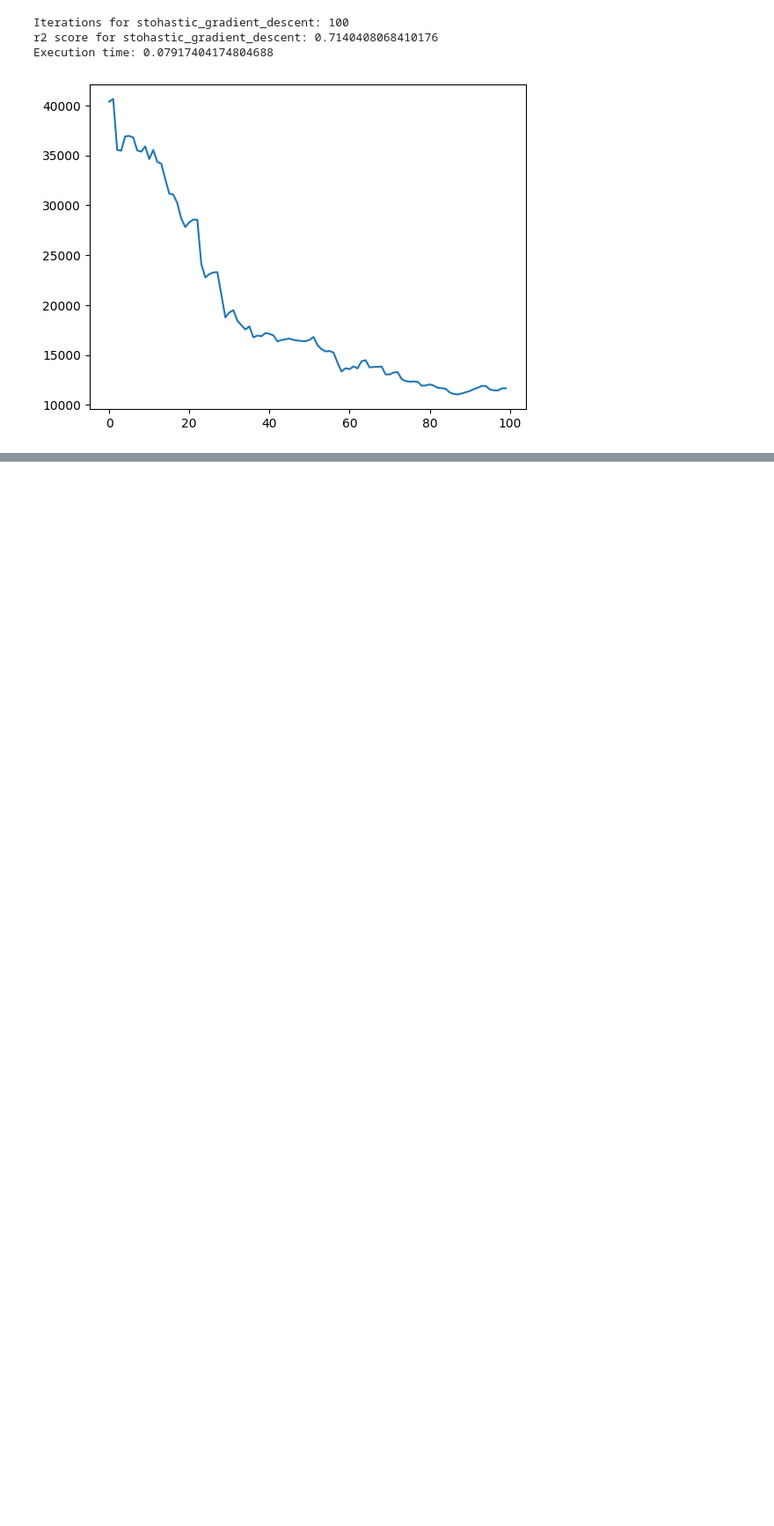
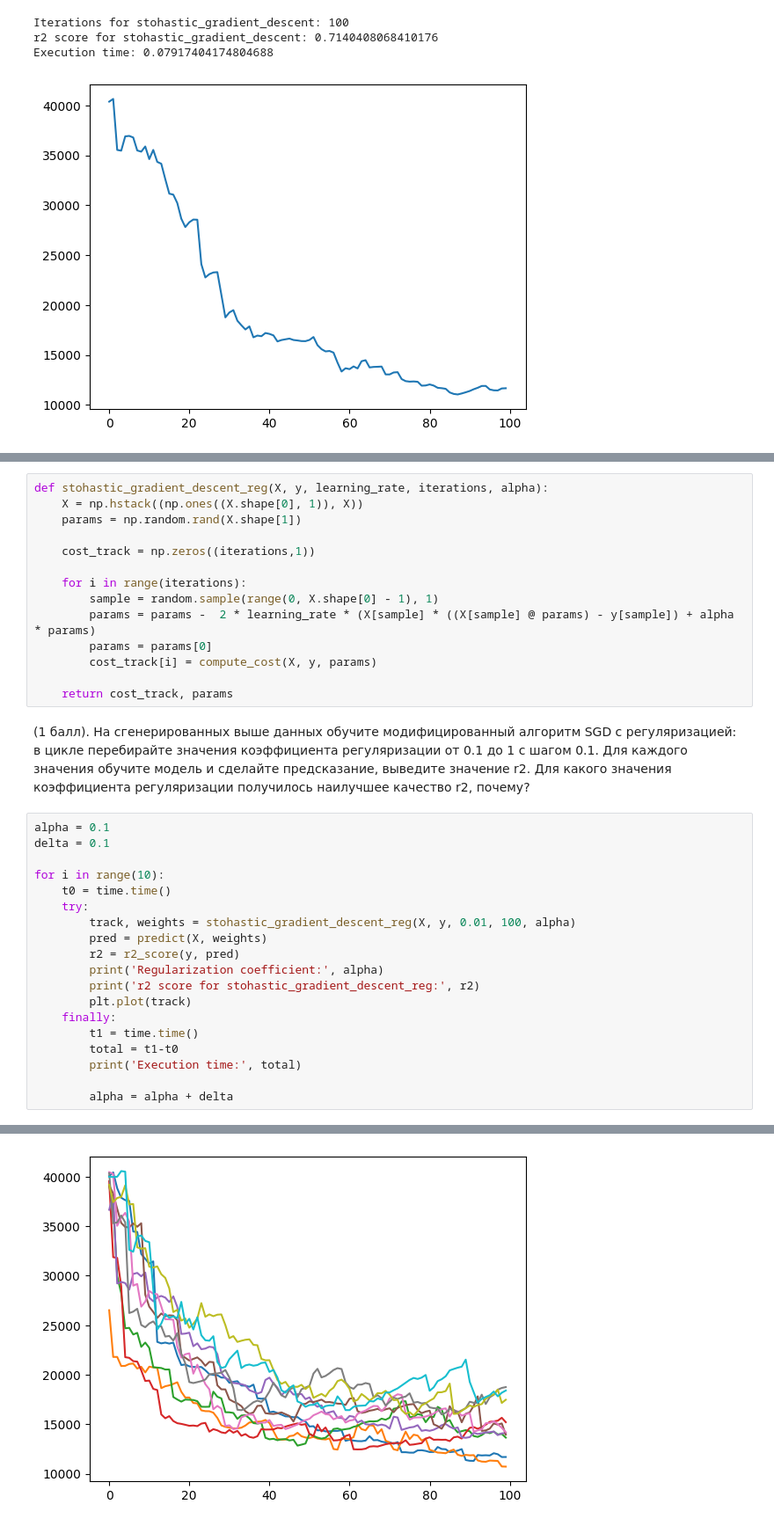
Before and after one commit to olegoid/MLDS_math_2022, a Jupyter notebook: Домашки/mlhs_math_practice_02.ipynb, the cells around one changed output, grey strips where cells are left out. Shown at 88% size. Cells and saved outputs as stored; diff of their text form; blank space fills up the shorter version.

```diff
--- a/Домашки/mlhs_math_practice_02.ipynb
+++ b/Домашки/mlhs_math_practice_02.ipynb
@@ -203,0 +207,36 @@ Execution time: 0.07917404174804688
+# %%
+def stohastic_gradient_descent_reg(X, y, learning_rate, iterations, alpha):
+    X = np.hstack((np.ones((X.shape[0], 1)), X))
+    params = np.random.rand(X.shape[1])
+
+    cost_track = np.zeros((iterations,1))
+
+    for i in range(iterations):
+        sample = random.sample(range(0, X.shape[0] - 1), 1)
+        params = params -  2 * learning_rate * (X[sample] * ((X[sample] @ params) - y[sample]) + alpha * params)
+        params = params[0]
+        cost_track[i] = compute_cost(X, y, params)
+
+    return cost_track, params
+# %% [markdown]
+(1 балл). На сгенерированных выше данных обучите модифицированный алгоритм SGD с регуляризацией: в цикле перебирайте значения коэффициента регуляризации от 0.1 до 1 с шагом 0.1. Для каждого значения обучите модель и сделайте предсказание, выведите значение r2. Для какого значения коэффициента регуляризации получилось наилучшее качество r2, почему?
+# %%
+alpha = 0.1
+delta = 0.1
+
+for i in range(10):
+    t0 = time.time()
+    try:
+        track, weights = stohastic_gradient_descent_reg(X, y, 0.01, 100, alpha)
+        pred = predict(X, weights)
+        r2 = r2_score(y, pred)
+        print('Regularization coefficient:', alpha)
+        print('r2 score for stohastic_gradient_descent_reg:', r2)
+        plt.plot(track)
+    finally:
+        t1 = time.time()
+        total = t1-t0
+        print('Execution time:', total)
+
+        alpha = alpha + delta
+# %% [output]
@@ -203,0 +260 @@ Execution time: 0.07917404174804688
+[figure, added]
```
Also changed, not shown: parts of 5 cells of this notebook.
